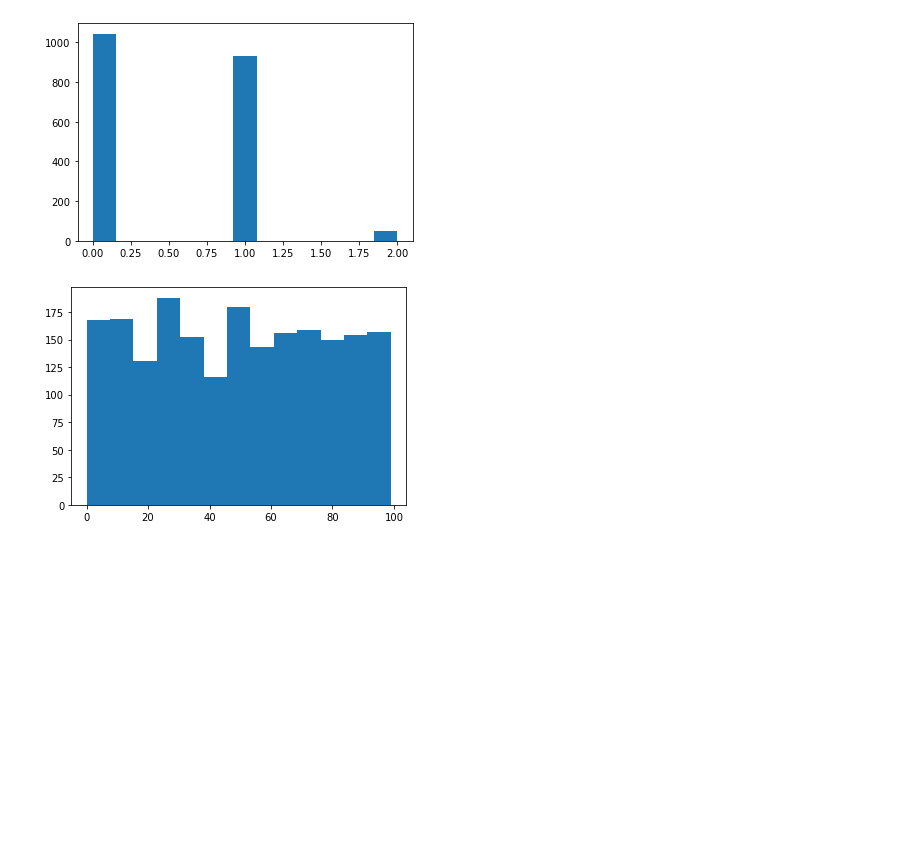
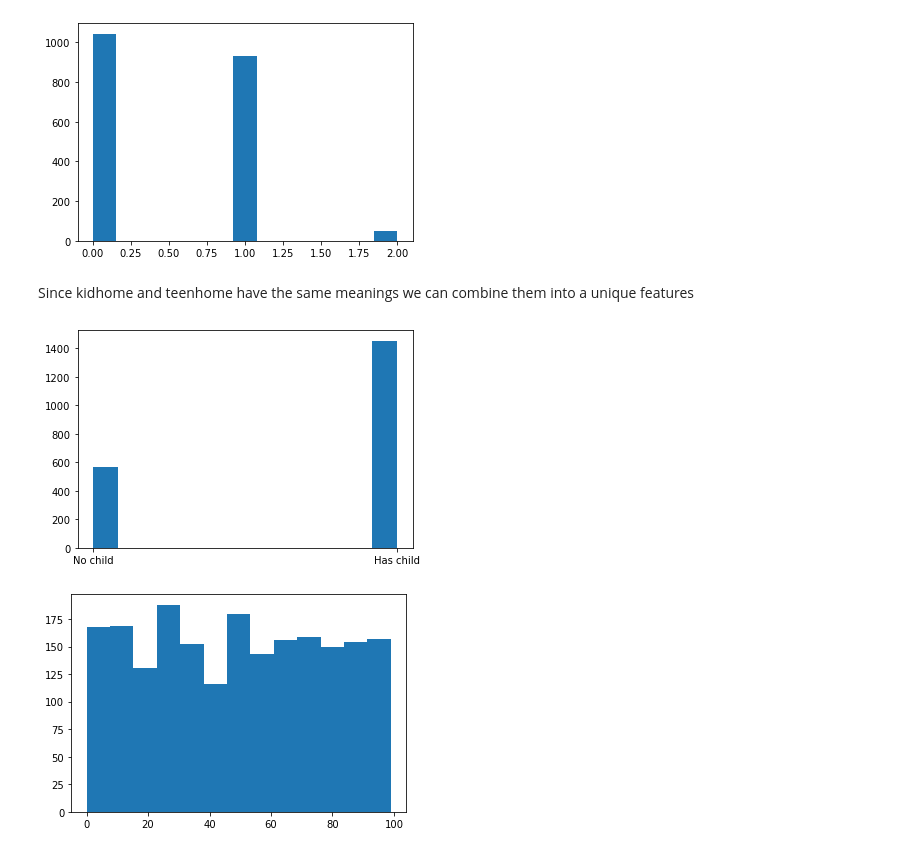
Before and after one commit to FrancescoManca-FM/Project_Mining_Large_Dataset, a Jupyter notebook: project.ipynb, the cells around one changed output. Cells and saved outputs as stored; diff of their text form; code cells hidden in the pictures; blank space fills up the shorter version.

```diff
--- a/project.ipynb
+++ b/project.ipynb
@@ -146,6 +167,14 @@ plt.hist(df['Kidhome'],bins="auto");
 plt.hist(df['Teenhome'],bins="auto");
 # %% [output]
 [figure]
+# %% [markdown]
+Since kidhome and teenhome have the same meanings we can combine them into a unique features
+# %%
+df['Children']=df['Kidhome']+df['Teenhome']
+df['Has_child'] = np.where(df.Children> 0, 'Has child', 'No child')
+plt.hist(df["Has_child"],bins="auto");
+# %% [output]
+[figure, added]
 # %%
 plt.hist(df['Recency'],bins="auto");
 # %% [output]
```
Also changed, not shown: parts of 102 cells of this notebook.
